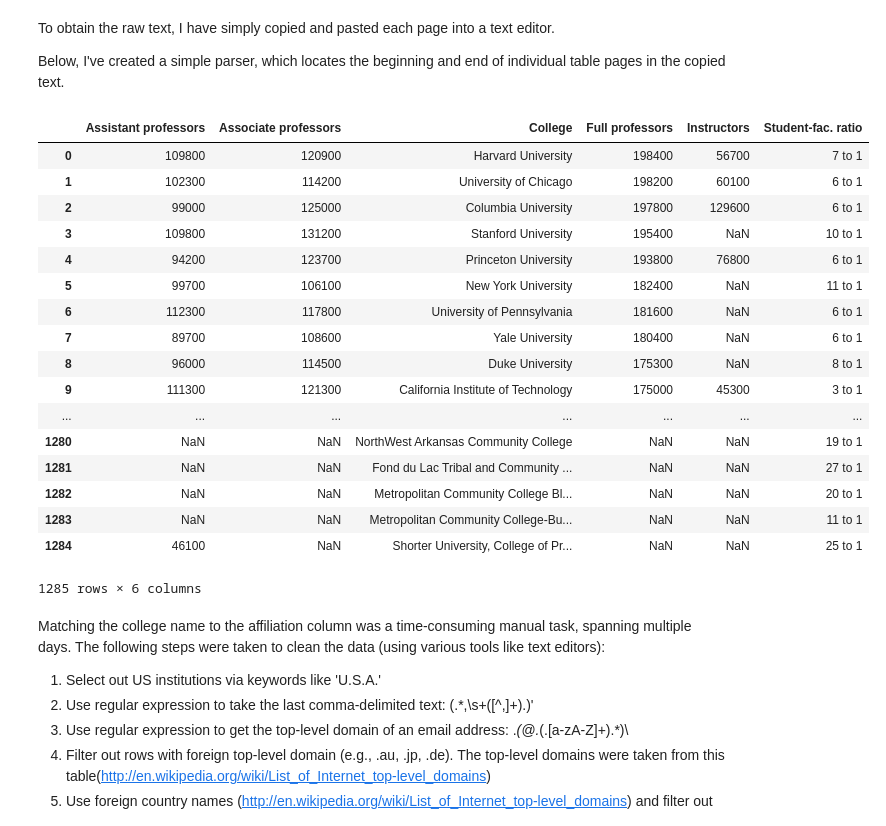
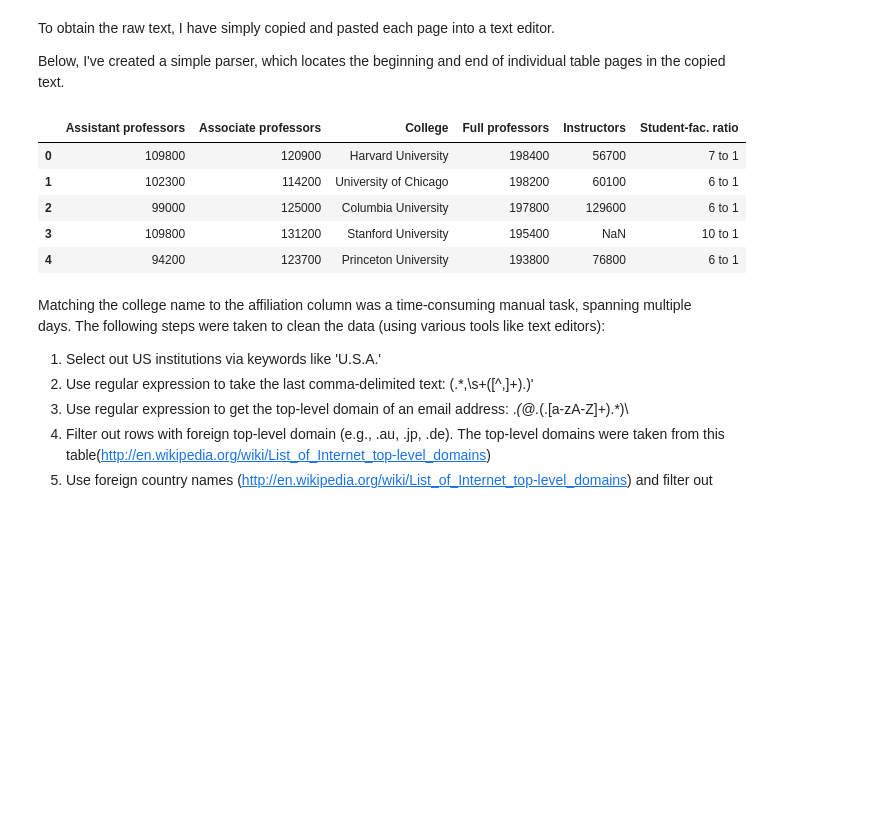
Before and after one commit to shinwachi/cs109_firstOrPerish, a Jupyter notebook: final_processbook/process_book.ipynb, the cells around one changed output. Saved outputs shown, nothing was run; the diff lists cells and outputs as text; code cells hidden in the pictures; blank space fills up the shorter version.

```diff
--- a/final_processbook/process_book.ipynb
+++ b/final_processbook/process_book.ipynb
@@ -650,46 +750,34 @@ for row in rawdata:
 
 sfratio = "Student-fac. ratio"
 faculties = "Assistant professors	Associate professors	Full professors	Instructors".split('\t')
 
 
 def toInt(x):
     if x == '':
         return None
     else:
         return int(x)
 
 # hint to replace $ and ,
 # http://stackoverflow.com/questions/17667606/efficiently-converting-strings-to-appropriate-numeric-types-in-pandas-dataframe
 facsaldf = DataFrame(answer)
 for faculty in faculties:
 
     facsaldf[faculty] = [toInt(x) for x in list(facsaldf[faculty].str.replace(r'[$,]', ''))] #facsaldf[faculty].str.replace(r'[$,]', '')
 
 # facsaldf.to_dict()
 
 
 # list(facsaldf[faculty].str.replace(r'[$,]', ''))
 facsaldf.to_csv('data/faculty_salary_2012.csv')
-facsaldf
+facsaldf.head()
 # %% [output]
 |  | Assistant professors | Associate professors | College | Full professors | Instructors | Student-fac. ratio |
 | 0 | 109800 | 120900 | Harvard University | 198400 | 56700 | 7 to 1 |
 | 1 | 102300 | 114200 | University of Chicago | 198200 | 60100 | 6 to 1 |
 | 2 | 99000 | 125000 | Columbia University | 197800 | 129600 | 6 to 1 |
 | 3 | 109800 | 131200 | Stanford University | 195400 | NaN | 10 to 1 |
 | 4 | 94200 | 123700 | Princeton University | 193800 | 76800 | 6 to 1 |
-| 5 | 99700 | 106100 | New York University | 182400 | NaN | 11 to 1 |
-| 6 | 112300 | 117800 | University of Pennsylvania | 181600 | NaN | 6 to 1 |
-| 7 | 89700 | 108600 | Yale University | 180400 | NaN | 6 to 1 |
-| 8 | 96000 | 114500 | Duke University | 175300 | NaN | 8 to 1 |
-| 9 | 111300 | 121300 | California Institute of Technology | 175000 | 45300 | 3 to 1 |
-| ... | ... | ... | ... | ... | ... | ... |
-| 1280 | NaN | NaN | NorthWest Arkansas Community College | NaN | NaN | 19 to 1 |
-| 1281 | NaN | NaN | Fond du Lac Tribal and Community ... | NaN | NaN | 27 to 1 |
-| 1282 | NaN | NaN | Metropolitan Community College Bl... | NaN | NaN | 20 to 1 |
-| 1283 | NaN | NaN | Metropolitan Community College-Bu... | NaN | NaN | 11 to 1 |
-| 1284 | 46100 | NaN | Shorter University, College of Pr... | NaN | NaN | 25 to 1 |
-1285 rows × 6 columns
 # %% [markdown]
 Matching the college name to the affiliation column was a time-consuming manual task, spanning multiple days.  The following steps were taken to clean the data (using various tools like text editors):
 
```
Also changed, not shown: parts of 17 cells of this notebook, 5 other files.
